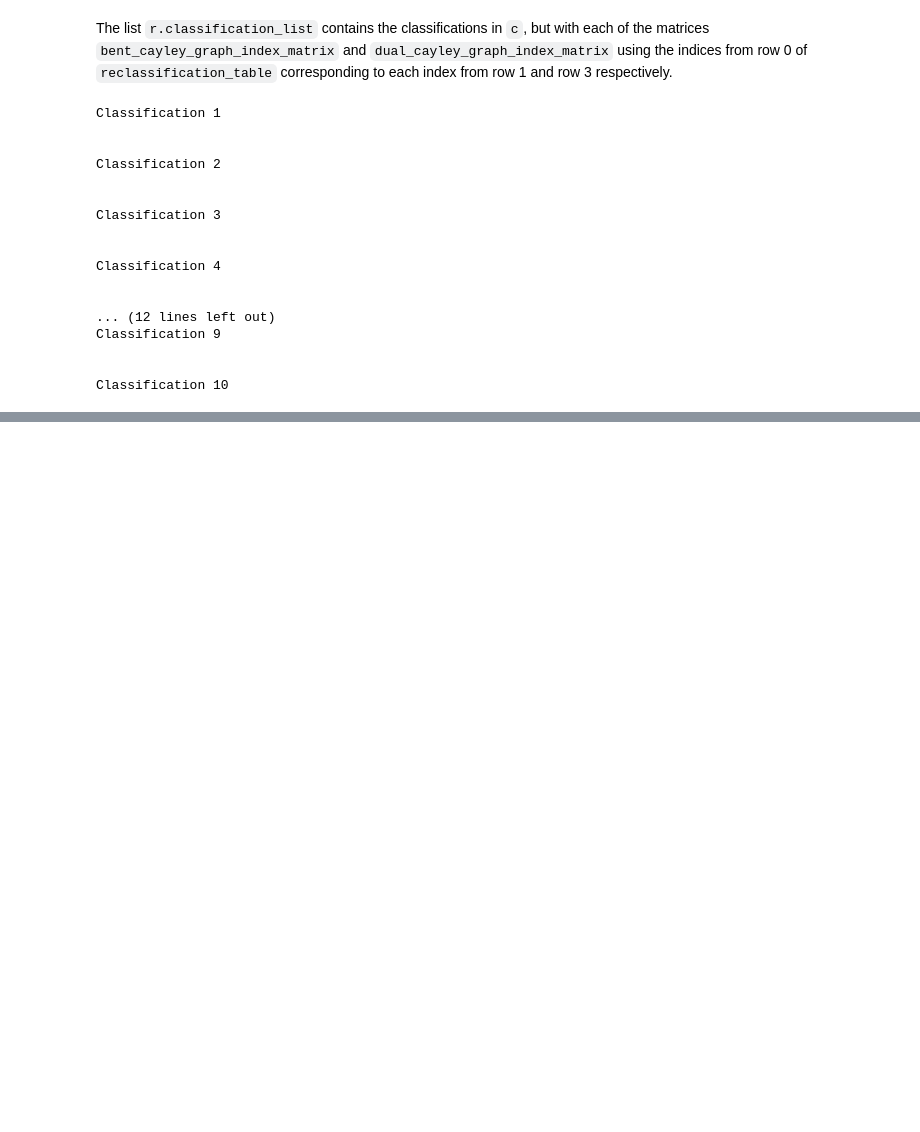
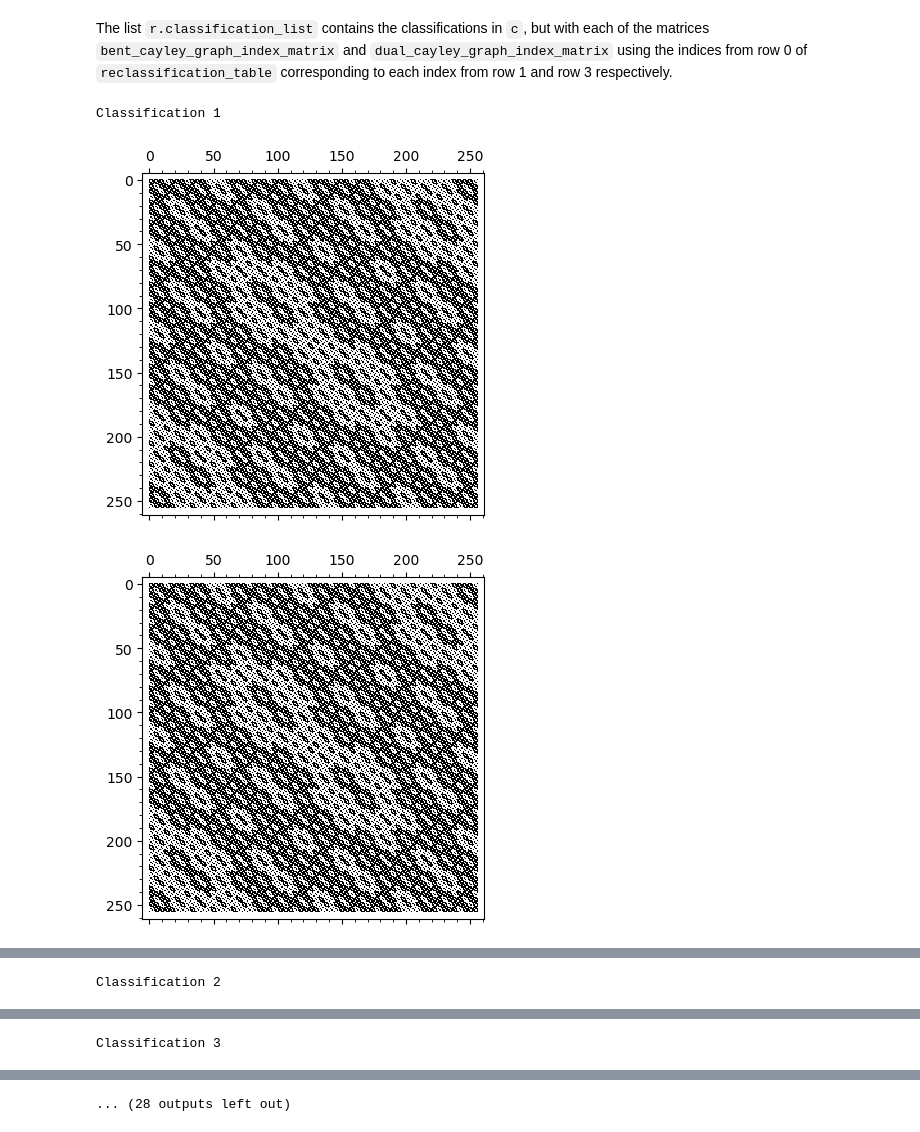
Before and after one commit to penguian/Boolean-Cayley-graphs, a Jupyter notebook: sage-code/cayley_graphs_boolean_dimension_8.ipynb, the cells around one changed output, grey strips where cells are left out. Saved outputs shown, nothing was run; the diff lists cells and outputs as text; code cells hidden in the pictures; blank space fills up the shorter version.

```diff
--- a/sage-code/cayley_graphs_boolean_dimension_8.ipynb
+++ b/sage-code/cayley_graphs_boolean_dimension_8.ipynb
@@ -110,27 +141,13 @@ using the indices from row 0 of `reclassification_table` corresponding to each i
 # %%
 rc = r.classification_list
 for k in range(1,len(rc)):
     print ""
     print "Classification", k
     print ""
-    matrix_plot(rc[k].weight_class_matrix,cmap='gist_stern')
-    matrix_plot(rc[k].bent_cayley_graph_index_matrix,cmap='gist_stern')
-    matrix_plot(rc[k].dual_cayley_graph_index_matrix,cmap='gist_stern')
+    matrix_plot(rc[k].weight_class_matrix,cmap='gist_stern').show()
+    matrix_plot(rc[k].bent_cayley_graph_index_matrix,cmap='gist_stern').show()
+    matrix_plot(rc[k].dual_cayley_graph_index_matrix,cmap='gist_stern').show()
 # %% [output]
 Classification 1
-
-
-Classification 2
-
-
-Classification 3
-
-
-Classification 4
-
-
-... (12 lines left out)
-Classification 9
-
-
-Classification 10
+[figure, added]
+[figure, added]
@@ -136,0 +155 @@ Classification 10
+Classification 2
@@ -136,0 +159 @@ Classification 10
+Classification 3
@@ -136,0 +163 @@ Classification 10
+... (28 outputs left out)
```
Also changed, not shown: parts of 4 cells of this notebook, 7 other files.
